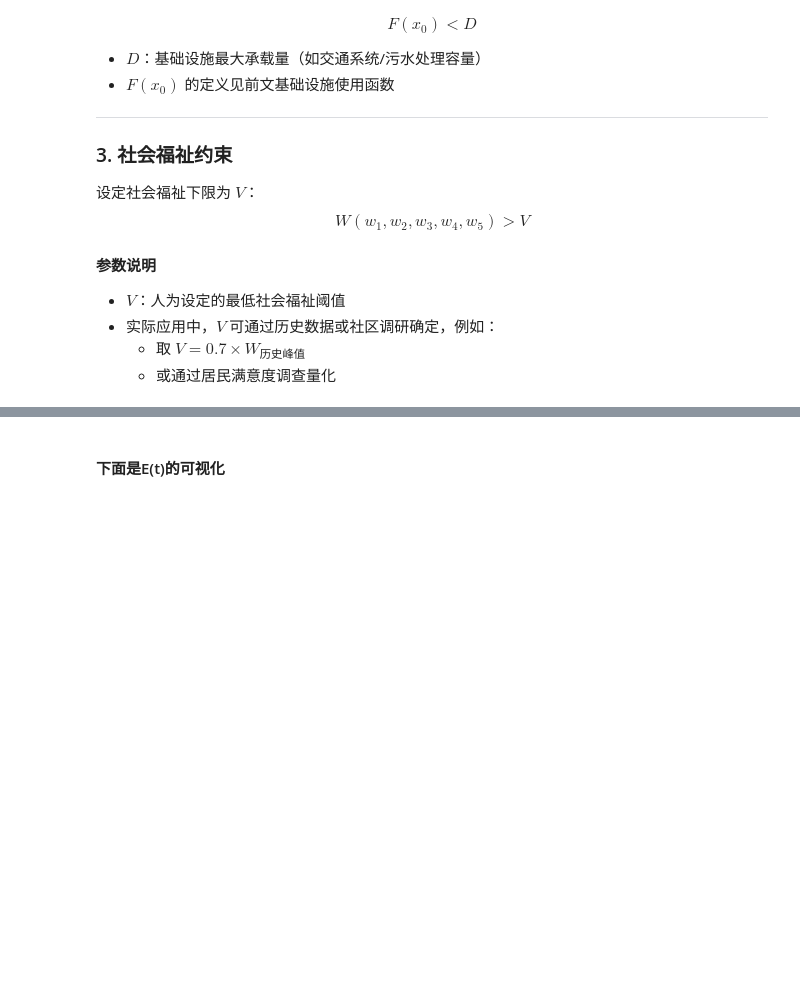
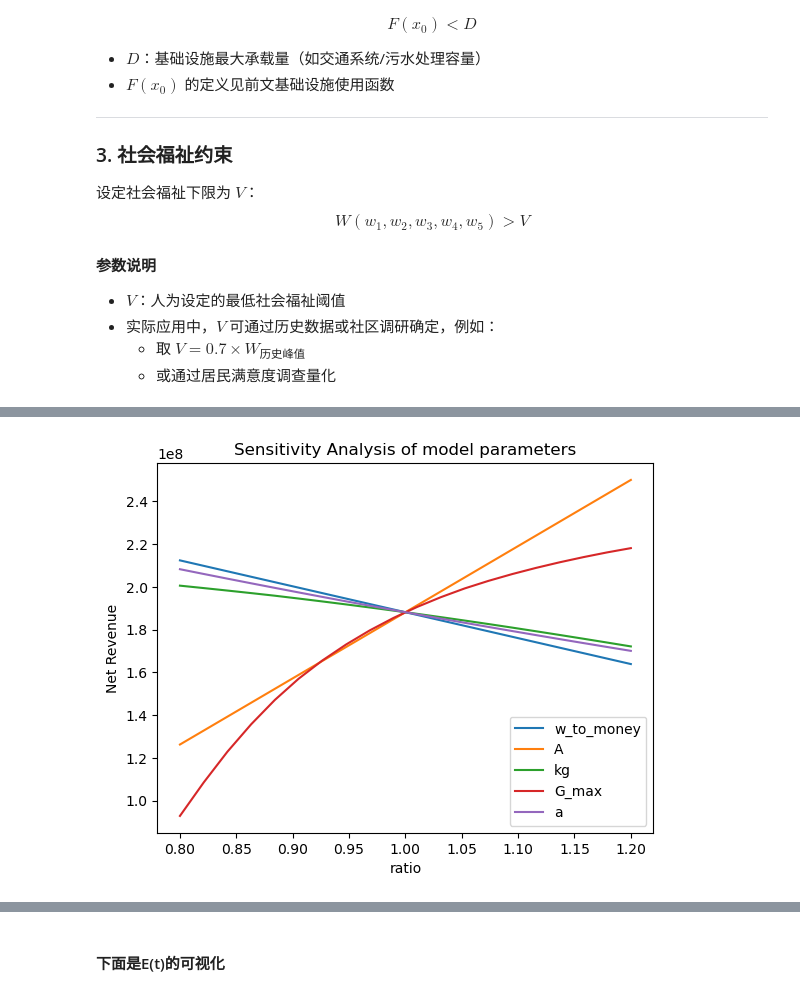
Before and after one commit to AmandaSuensss/2025MCM, a Jupyter notebook: main.ipynb, the cells around one changed output, grey strips where cells are left out. Saved outputs shown, nothing was run; the diff lists cells and outputs as text; code cells hidden in the pictures; blank space fills up the shorter version.

```diff
--- a/main.ipynb
+++ b/main.ipynb
@@ -427,0 +1126,77 @@ if __name__ == "__main__":
+# %%
+#分析w_to_money
+N_list=[]
+G_list=[]
+C_list=[]
+w_to_money_list=np.linspace(model.w_to_money*(1-change_rate),model.w_to_money*(1+change_rate),20)
+for w_to_money in w_to_money_list:
+    N,G,C=calculate_total_revenue(year_visitors,w_to_money=w_to_money)
+    N_list.append(N)
+    G_list.append(G)
+    C_list.append(C)
+plt.plot(ratio,N_list,label='w_to_money')
+
+#分析A
+N_list=[]
+G_list=[]
+C_list=[]
+A_list=np.linspace(model.A*(1-change_rate),model.A*(1+change_rate),20)
+for A in A_list:
+    N,G,C=calculate_total_revenue(year_visitors,A=A)
+    N_list.append(N)
+    G_list.append(G)
+    C_list.append(C)
+plt.plot(ratio,N_list,label='A')
+
+N_list=[]
+G_list=[]
+C_list=[]
+kg_list=np.linspace(model.kg*(1-change_rate),model.kg*(1+change_rate),20)
+for kg in kg_list:
+    N,G,C=calculate_total_revenue(year_visitors,kg=kg)
+    N_list.append(N)
+    G_list.append(G)
+    C_list.append(C)
+plt.plot(ratio,N_list,label='kg')
+
+N_list=[]
+G_list=[]
+C_list=[]
+G_max_list=np.linspace(model.G_max*(1-change_rate),model.G_max*(1+change_rate),20)
+for G_max in G_max_list:
+    N,G,C=calculate_total_revenue(year_visitors,G_max=G_max)
+    N_list.append(N)
+    G_list.append(G)
+    C_list.append(C)
+plt.plot(ratio,N_list,label='G_max')
+
+# #分析D
+# N_list=[]
+# G_list=[]
+# C_list=[]
+# D_list=np.linspace(model.D*(1-change_rate),model.D*(1+change_rate),20)
+# for D in D_list:
+#     N,G,C=calculate_total_revenue(year_visitors,D=D)
+#     N_list.append(N)
+#     G_list.append(G)
+#     C_list.append(C)
+# plt.plot(ratio,N_list,label='D')
+#分析a
+N_list=[]
+G_list=[]
+C_list=[]
+a_list=np.linspace(model.a*(1-change_rate),model.a*(1+change_rate),20)
+for a in a_list:
+    N,G,C=calculate_total_revenue(year_visitors,a=a)
+    N_list.append(N)
+    G_list.append(G)
+    C_list.append(C)
+plt.plot(ratio,N_list,label='a')
+
+plt.xlabel('ratio')
+plt.ylabel('Net Revenue')
+plt.title('Sensitivity Analysis of model parameters')
+plt.legend()
+plt.show()
+# %% [output]
+[figure, added]
```
Also changed, not shown: parts of 24 cells of this notebook.
